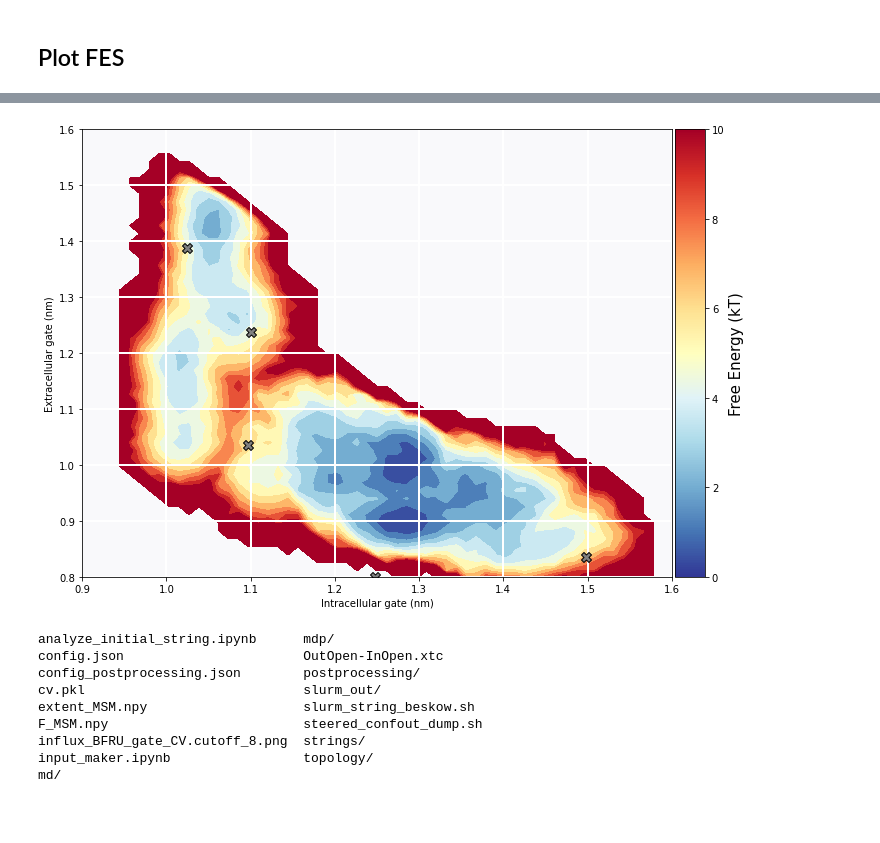
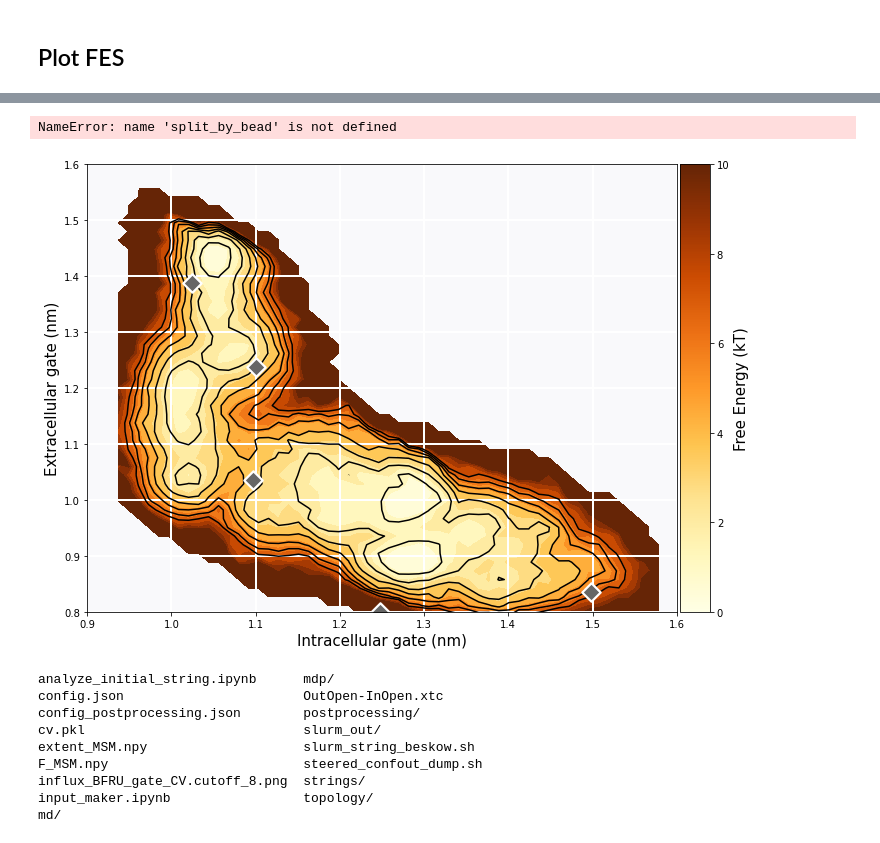
Before and after one commit to semccomas/GLUT5_string, a Jupyter notebook: string/analysis/scripts/string_MSM_analysis_TICs_deep_time-dev.ipynb, the cells around one changed output, grey strips where cells are left out. Cells and saved outputs as stored; diff of their text form; code cells hidden in the pictures; blank space fills up the shorter version.

```diff
--- a/string/analysis/scripts/string_MSM_analysis_TICs_deep_time-dev.ipynb
+++ b/string/analysis/scripts/string_MSM_analysis_TICs_deep_time-dev.ipynb
@@ -50,7 +50,7 @@ This will load `F` and `extent` from previous msm calculations which is all you
 # %% [markdown]
 The `load_swarm_data` function will load the swarm data in the `cv_coordinates`. If you set `extract=True` it will read the data from the swarm files. If you have done this previously you can set `extract=False` so the function just reads `postprocessing/cv_coordinates.npy`. `first_iteration` can be used to exclude initial swarms as equilibration and `last_iteration` can be done to exclude some iterations for example if you want to estimate the FES convergence by comparing blocks of data.
 # %%
-first_iteration = 250
+first_iteration = 100
 last_iteration = 552
 
 cv_coordinates = my_msm.load_swarm_data(
@@ -196,0 +193,4 @@ len(weights)
+# %%
+plt1 = plt.hist(weights, bins = 'auto')
+f = plt.figure(figsize=(10,3))
+_ = plt.hist(np.ravel(p_of_cv), bins = 'auto')
@@ -300,10 +340,17 @@ F[F > 40] = np.nan
 np.save('./F_MSM.npy', F)
 np.save('./extent_MSM.npy', extent)
 np.save('./cv_proj_MSM.npy', cv_proj)
+# %%
+F = np.load('./F_MSM.npy')
+extent = np.load('./extent_MSM.npy')
+cv_proj = np.load('./cv_proj_MSM.npy')
+last_iteration = None
+first_iteration = 100
 # %% [markdown]
 ## Plot FES
 # %%
 f_max = 10
+cm = plt.cm.get_cmap('YlOrBr')
 
 if last_iteration == None:
     last_iteration_n = "final"
@@ -312,6 +359,7 @@ else:
 fig, ax = my_msm.plot_2D_heatmap(
     F,
     extent,
+    cmap=cm,
     f_max=f_max,
     cbar_label="Free Energy (kT)",
     xlabel=cv_labels[0],
@@ -322,11 +370,17 @@ fig, ax = my_msm.plot_2D_heatmap(
 
 fig.tight_layout()
 
+ax.contour(F, vmin=0, vmax=f_max, extent=extent, colors = 'black', levels = [0,1,2,3,4,5,6,7])
+
+ax.xaxis.label.set_size(15)
+ax.yaxis.label.set_size(15)
+
 if plot_atomistic:
     for n in atom_sims:
         ic = float(n[-1].split(' ')[1])
         ec = float(n[-2].split(' ')[1])
-        ax.scatter(ic, ec, color = 'grey', edgecolor = 'black', s = 100, zorder=2, marker='X')
+        ax.scatter(ic, ec, color = ['#666666'], edgecolor = 'white', \
+                   s = 170, zorder=2, marker='D', linewidth = 2.2)
 
         fig.savefig(path_report + f"/structure_snapshots/FES_cutoff{f_max}.{name}.iteration{first_iteration}-{last_iteration_n}.png")
 
@@ -352,4 +409,5 @@ else:
+NameError: name 'split_by_bead' is not defined
-[figure, old version]
+[figure, new version]
 # %%
 ls
 # %% [output]
```
Also changed, not shown: parts of 17 cells of this notebook, 24 other files.
